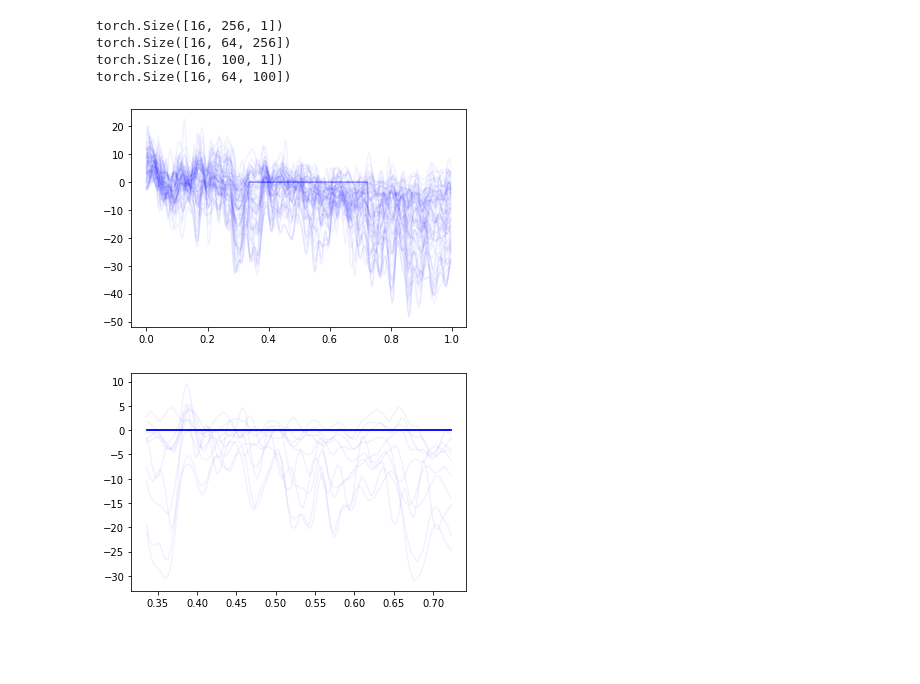
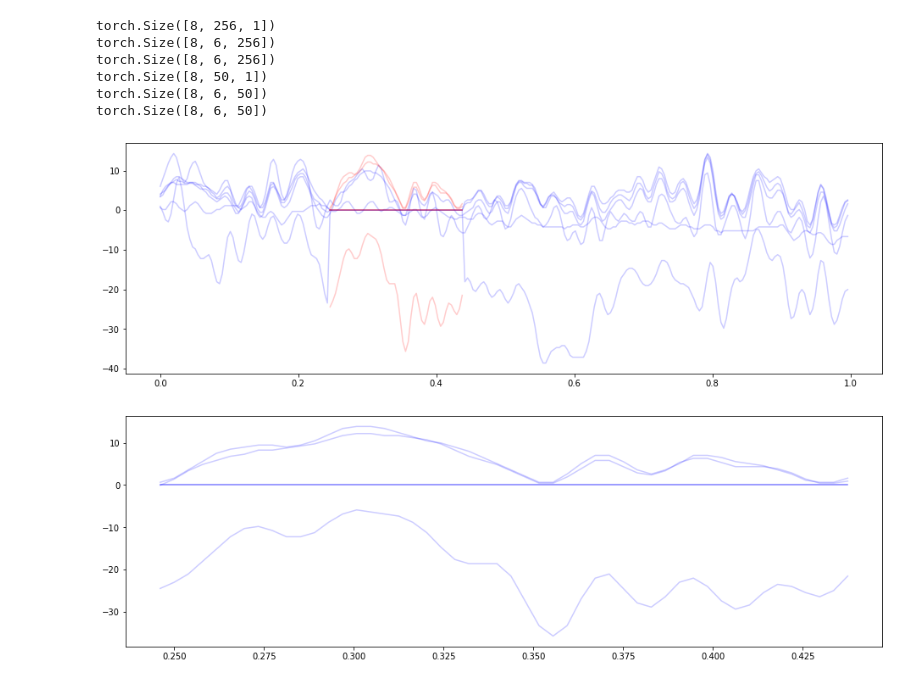
Before and after one commit to requeima/kernelcnp, a Jupyter notebook: notebooks/scratch-eeg.ipynb, the cells around one changed output. Drawn from its saved outputs; the diff is of its cells as text; code cells hidden in the pictures; blank space fills up the shorter version.

```diff
--- a/notebooks/scratch-eeg.ipynb
+++ b/notebooks/scratch-eeg.ipynb
@@ -21,31 +24,71 @@ test = EEGGenerator(split='test')
+# %%
+batch_size = 8
+batches_per_epoch = 256
+num_total_channels = 6
+num_target_channels = 3
+target_length = 50
+
+train = EEGGenerator(split='train',
+                     batch_size=batch_size,
+                     batches_per_epoch=batches_per_epoch,
+                     num_total_channels=num_total_channels,
+                     num_target_channels=num_target_channels,
+                     target_length=target_length,
+                     device=None)
+
+valid = EEGGenerator(split='valid',
+                     batch_size=batch_size,
+                     batches_per_epoch=batches_per_epoch,
+                     num_total_channels=num_total_channels,
+                     num_target_channels=num_target_channels,
+                     target_length=target_length,
+                     device=None)
+
+test = EEGGenerator(split='test',
+                    batch_size=batch_size,
+                    batches_per_epoch=batches_per_epoch,
+                    num_total_channels=num_total_channels,
+                    num_target_channels=num_target_channels,
+                    target_length=target_length,
+                    device=None)
 # %%
 for batch in train:
 
     print(batch['x_context'].shape)
     print(batch['y_context'].shape)
+    print(batch['m_context'].shape)
     print(batch['x_target'].shape)
     print(batch['y_target'].shape)
+    print(batch['m_target'].shape)
 
-    for x, y in zip(batch['x_context'], batch['y_context']):
+    for xc, yc, xt, yt in zip(batch['x_context'],
+                              batch['y_context'],
+                              batch['x_target'],
+                              batch['y_target']):
 
-        plt.plot(x[:, 0], y.T, color='blue', alpha=0.05)
+        plt.figure(figsize=(16, 5))
+        plt.plot(xc[:, 0], yc.T, color='blue', alpha=0.2)
+        plt.plot(xt[:, 0], yt.T, color='red', alpha=0.2)
         plt.show()
 
         break
 
 
     for x, y in zip(batch['x_target'], batch['y_target']):
 
-        plt.plot(x[:, 0], y.T, color='blue', alpha=0.05)
+        plt.figure(figsize=(16, 5))
+        plt.plot(x[:, 0], y.T, color='blue', alpha=0.2)
         plt.show()
 
         break
 
     break
 # %% [output]
-torch.Size([16, 256, 1])
-torch.Size([16, 64, 256])
-torch.Size([16, 100, 1])
-torch.Size([16, 64, 100])
+torch.Size([8, 256, 1])
+torch.Size([8, 6, 256])
+torch.Size([8, 6, 256])
+torch.Size([8, 50, 1])
+torch.Size([8, 6, 50])
+torch.Size([8, 6, 50])
-[figure, old version]
+[figure, new version]
-[figure, old version]
+[figure, new version]
```
Also changed, not shown: parts of 15 cells of this notebook, 6 other files.
